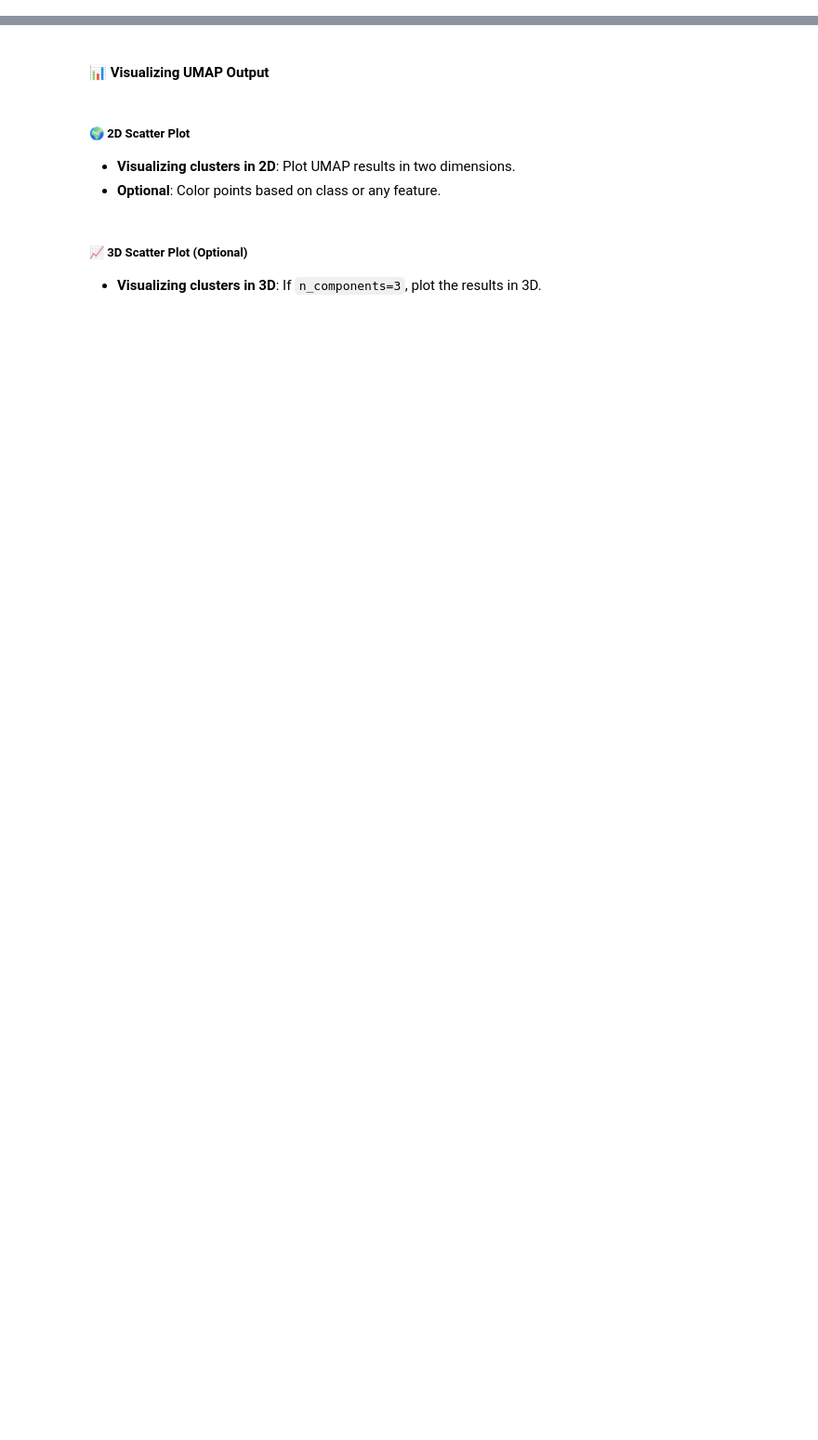
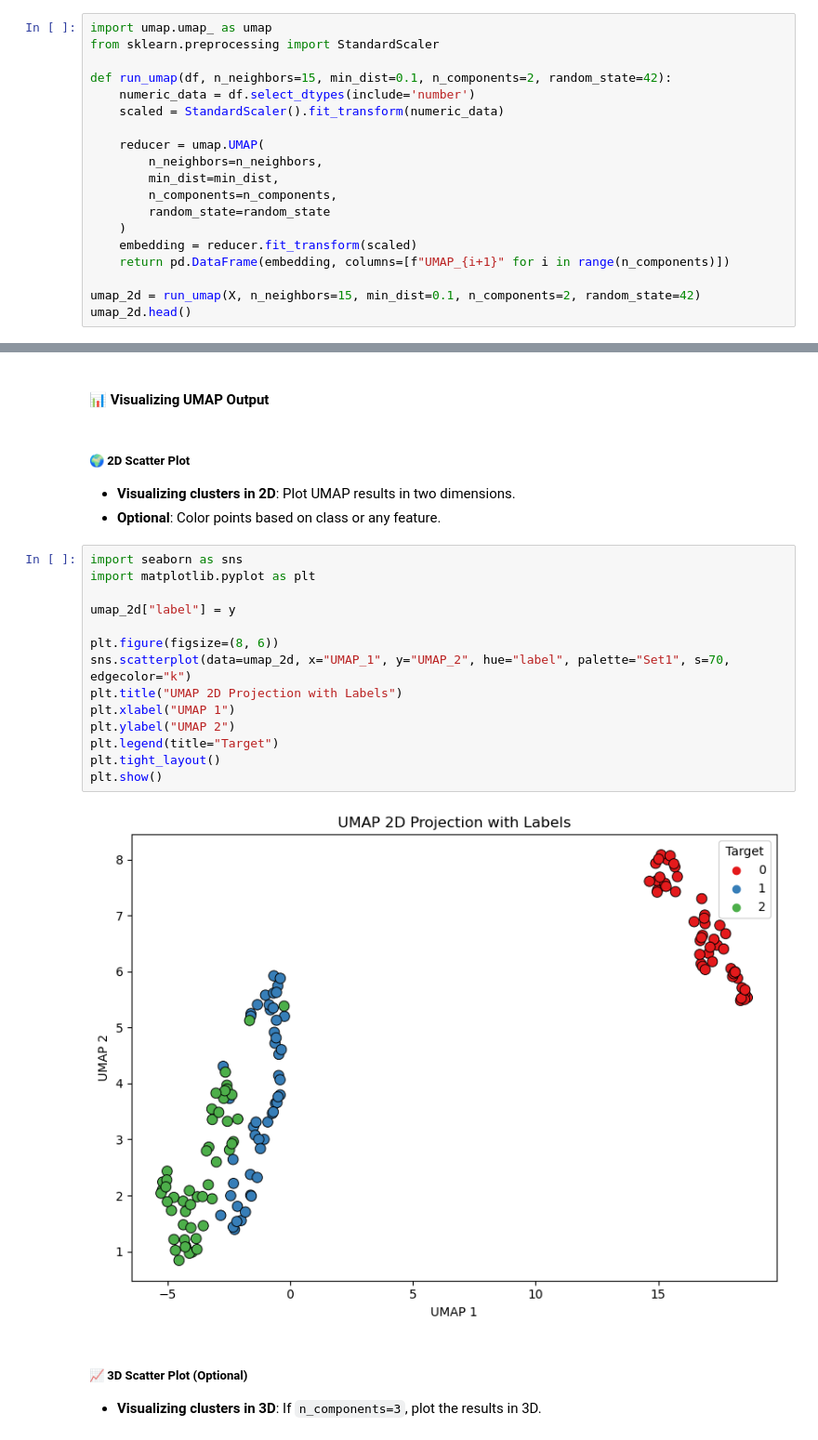
Before and after one commit to ashrithssreddy/ml-toolkit, a Jupyter notebook: Unsupervised_Learning/dimensionality_reduction_v2.ipynb, the cells around one changed output, grey strips where cells are left out. Shown at 93% size. Saved outputs shown, nothing was run; the diff lists cells and outputs as text; blank space fills up the shorter version.

Commit message:
UMAP section

```diff
--- a/Unsupervised_Learning/dimensionality_reduction_v2.ipynb
+++ b/Unsupervised_Learning/dimensionality_reduction_v2.ipynb
@@ -1310,0 +1351,19 @@ UMAP (Uniform Manifold Approximation and Projection) is a non-linear dimensional
+# %%
+import umap.umap_ as umap
+from sklearn.preprocessing import StandardScaler
+
+def run_umap(df, n_neighbors=15, min_dist=0.1, n_components=2, random_state=42):
+    numeric_data = df.select_dtypes(include='number')
+    scaled = StandardScaler().fit_transform(numeric_data)
+
+    reducer = umap.UMAP(
+        n_neighbors=n_neighbors,
+        min_dist=min_dist,
+        n_components=n_components,
+        random_state=random_state
+    )
+    embedding = reducer.fit_transform(scaled)
+    return pd.DataFrame(embedding, columns=[f"UMAP_{i+1}" for i in range(n_components)])
+
+umap_2d = run_umap(X, n_neighbors=15, min_dist=0.1, n_components=2, random_state=42)
+umap_2d.head()
@@ -1315,6 +1381,22 @@ UMAP (Uniform Manifold Approximation and Projection) is a non-linear dimensional
 ##### 🌍 2D Scatter Plot
 - **Visualizing clusters in 2D**: Plot UMAP results in two dimensions.
 - **Optional**: Color points based on class or any feature.
+# %%
+import seaborn as sns
+import matplotlib.pyplot as plt
+
+umap_2d["label"] = y
+
+plt.figure(figsize=(8, 6))
+sns.scatterplot(data=umap_2d, x="UMAP_1", y="UMAP_2", hue="label", palette="Set1", s=70, edgecolor="k")
+plt.title("UMAP 2D Projection with Labels")
+plt.xlabel("UMAP 1")
+plt.ylabel("UMAP 2")
+plt.legend(title="Target")
+plt.tight_layout()
+plt.show()
+# %% [output]
+[figure, added]
 # %% [markdown]
 ##### 📈 3D Scatter Plot (Optional)
 - **Visualizing clusters in 3D**: If `n_components=3`, plot the results in 3D.
```
Also changed, not shown: parts of 17 cells of this notebook.
